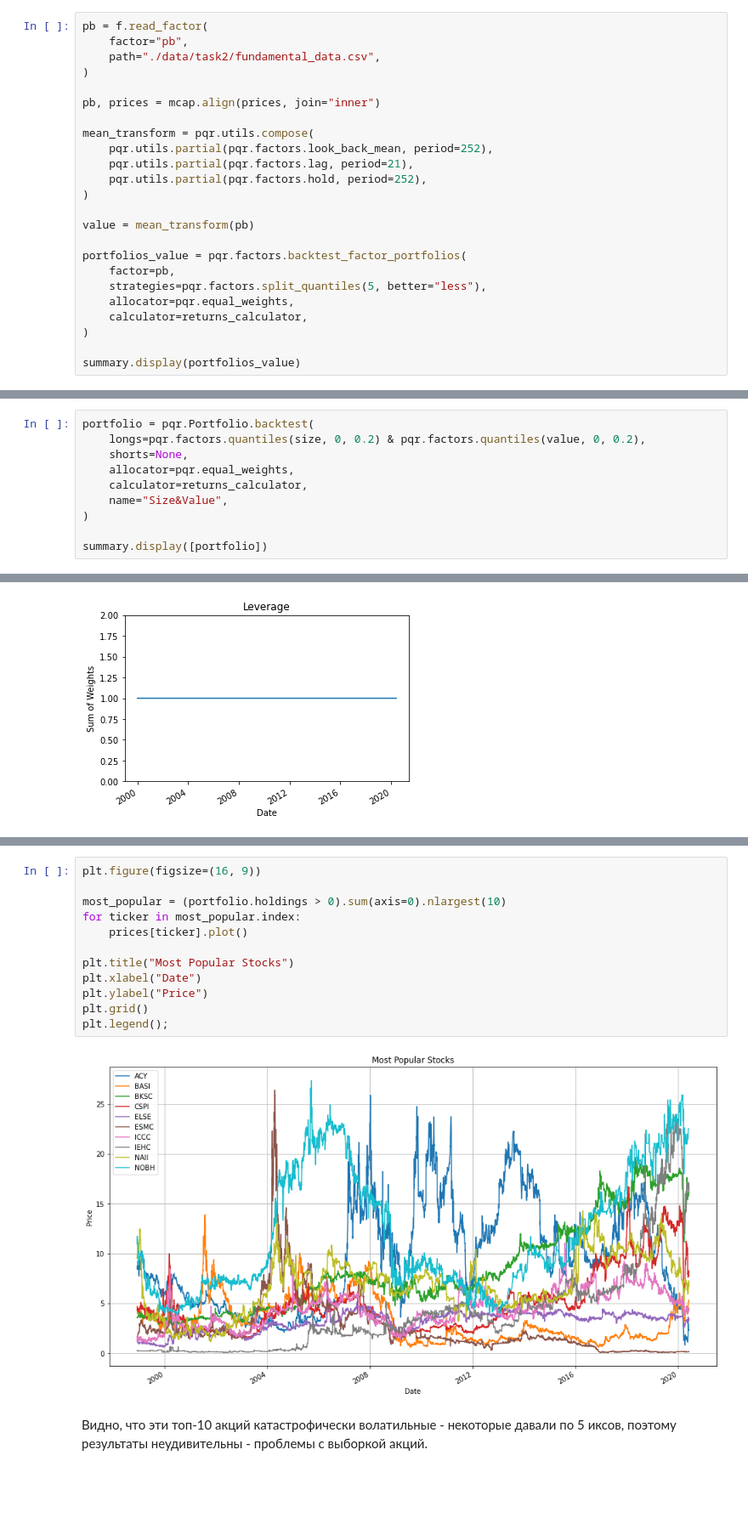
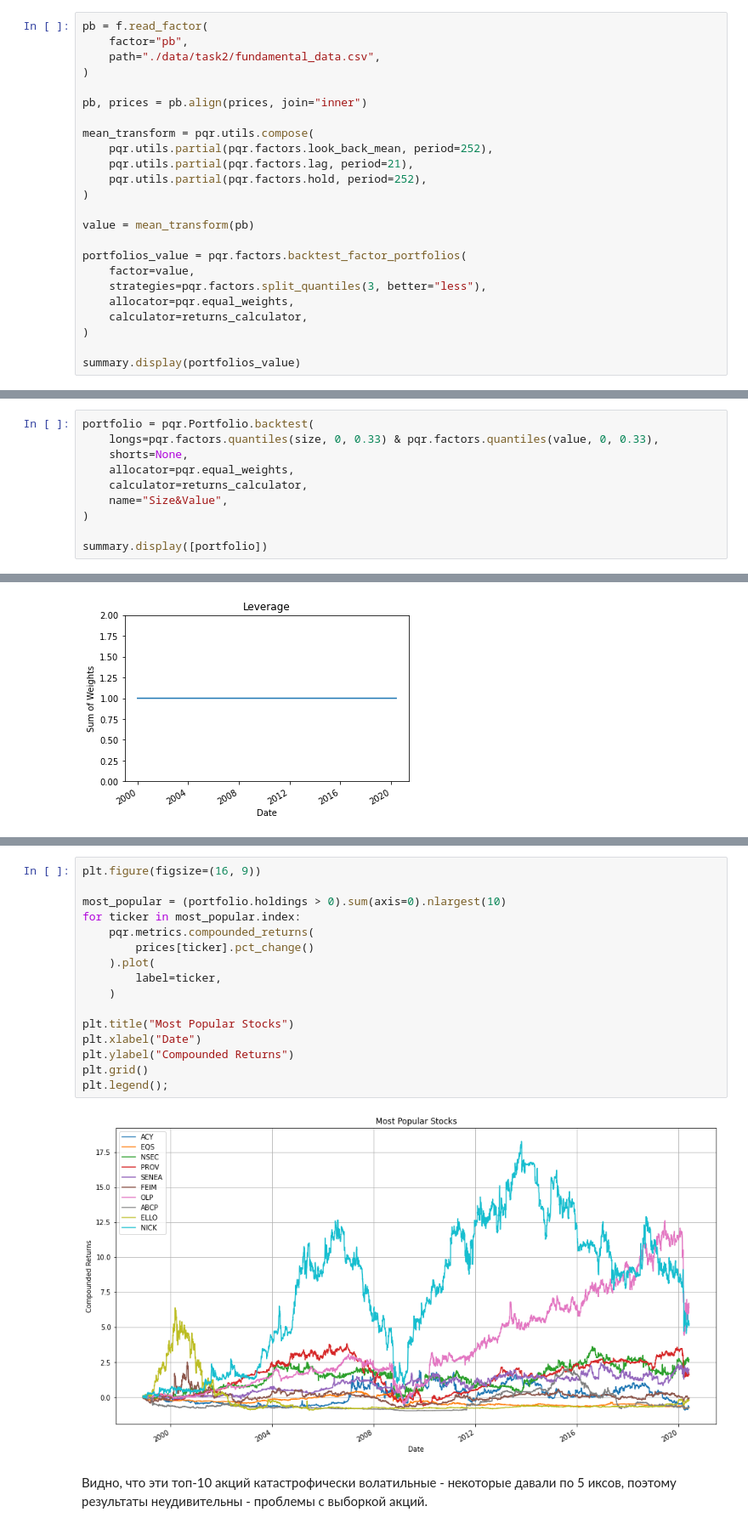
Before and after one commit to eura17/ff-case, a Jupyter notebook: task-2.ipynb, the cells around one changed output, grey strips where cells are left out. Shown: that part at 85% size. Saved outputs shown, nothing was run; the diff lists cells and outputs as text; blank space fills up the shorter version.

Commit message:
fix value strategy and make less concentrated quantiles

```diff
--- a/task-2.ipynb
+++ b/task-2.ipynb
@@ -180,7 +180,7 @@ pb = f.read_factor(
     path="./data/task2/fundamental_data.csv",
 )
 
-pb, prices = mcap.align(prices, join="inner")
+pb, prices = pb.align(prices, join="inner")
 
 mean_transform = pqr.utils.compose(
     pqr.utils.partial(pqr.factors.look_back_mean, period=252),
@@ -191,8 +191,8 @@ mean_transform = pqr.utils.compose(
 value = mean_transform(pb)
 
 portfolios_value = pqr.factors.backtest_factor_portfolios(
-    factor=pb,
-    strategies=pqr.factors.split_quantiles(5, better="less"),
+    factor=value,
+    strategies=pqr.factors.split_quantiles(3, better="less"),
     allocator=pqr.equal_weights,
     calculator=returns_calculator,
 )
@@ -211,7 +211,7 @@ summary.display(portfolios_value)
 Скомбинируем подходы `Size` и `Value` и будем отбирать в портфель только *дешевые маленькие* компании.
 # %%
 portfolio = pqr.Portfolio.backtest(
-    longs=pqr.factors.quantiles(size, 0, 0.2) & pqr.factors.quantiles(value, 0, 0.2),
+    longs=pqr.factors.quantiles(size, 0, 0.33) & pqr.factors.quantiles(value, 0, 0.33),
     shorts=None,
     allocator=pqr.equal_weights,
     calculator=returns_calculator,
@@ -264,17 +264,21 @@ portfolio.holdings[portfolio.holdings != 0].min(axis=1).plot(
 # %%
 plt.figure(figsize=(16, 9))
 
 most_popular = (portfolio.holdings > 0).sum(axis=0).nlargest(10)
 for ticker in most_popular.index:
-    prices[ticker].plot()
+    pqr.metrics.compounded_returns(
+        prices[ticker].pct_change()
+    ).plot(
+        label=ticker,
+    )
 
 plt.title("Most Popular Stocks")
 plt.xlabel("Date")
-plt.ylabel("Price")
+plt.ylabel("Compounded Returns")
 plt.grid()
 plt.legend();
 # %% [output]
-[figure, old version]
+[figure, new version]
 # %% [markdown]
 Видно, что эти топ-10 акций катастрофически волатильные - некоторые давали по 5 иксов, поэтому результаты неудивительны - проблемы с выборкой акций.
 # %% [markdown]
```
Also changed, not shown: parts of 19 cells of this notebook.
